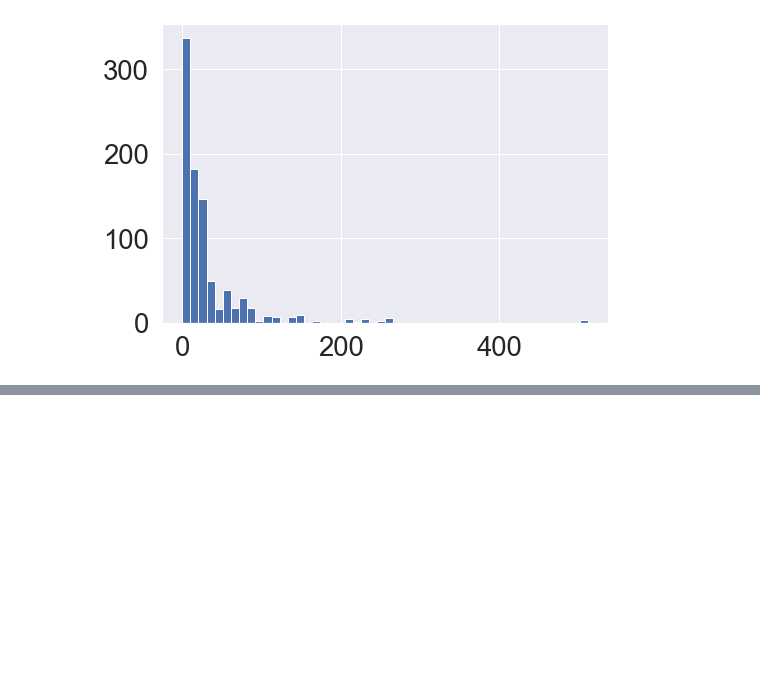
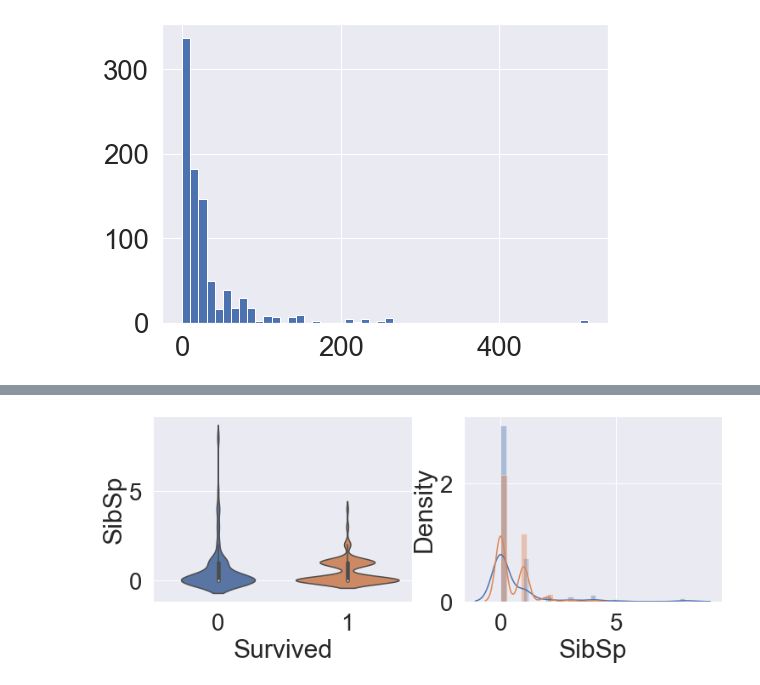
Before and after one commit to 21ckwj/Data-Analysis, a Jupyter notebook: Kaggle/Titanic/titanic_1.ipynb, the cells around one changed output, grey strips where cells are left out. Cells and saved outputs as stored; diff of their text form; code cells hidden in the pictures; blank space fills up the shorter version.

```diff
--- a/Kaggle/Titanic/titanic_1.ipynb
+++ b/Kaggle/Titanic/titanic_1.ipynb
@@ -182,0 +249,4 @@ df['Fare'].hist(bins=50)
+# %%
+show_column_hist_by_target(df1,'SibSp')
+# %% [output]
+[figure, added]
```
Also changed, not shown: parts of 26 cells of this notebook.
